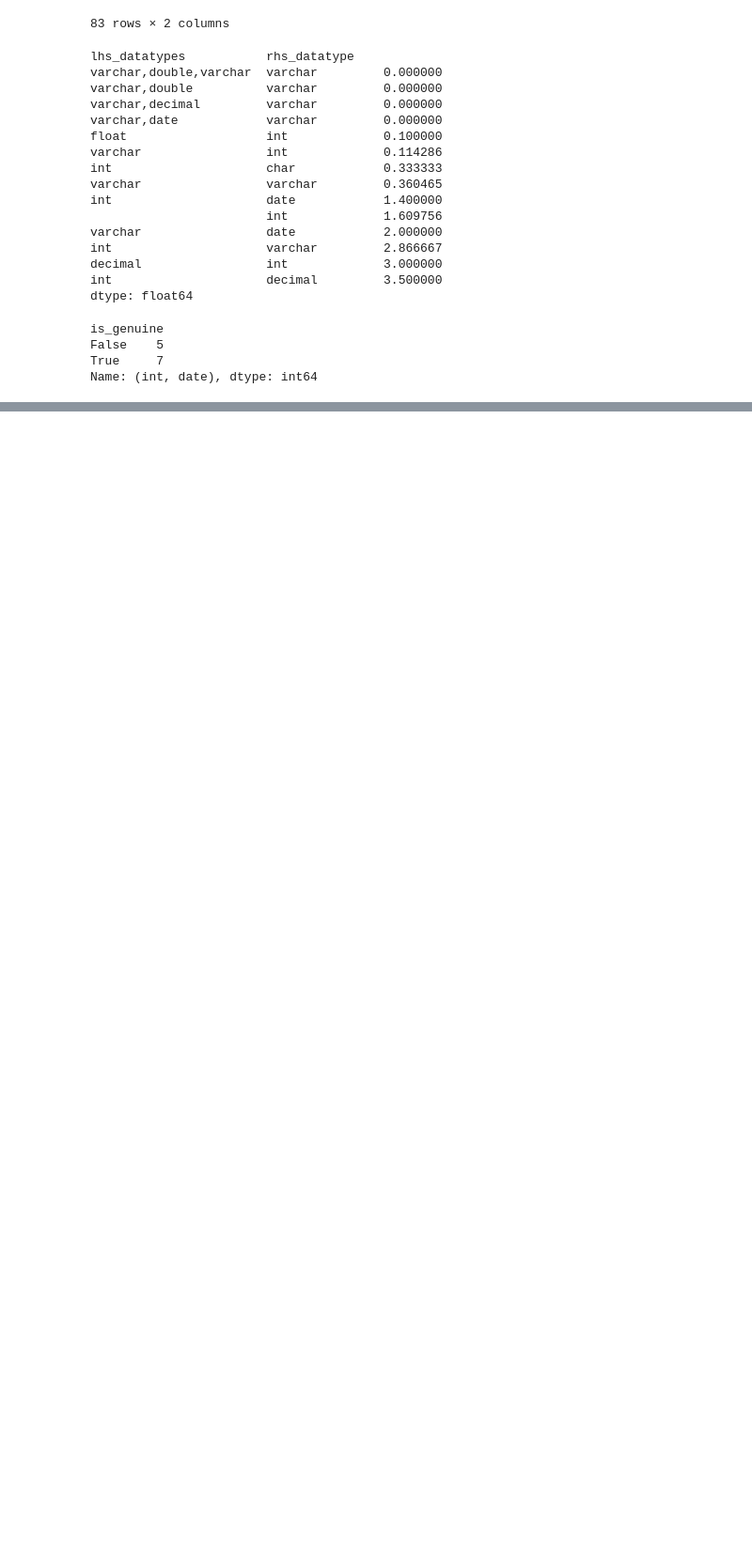
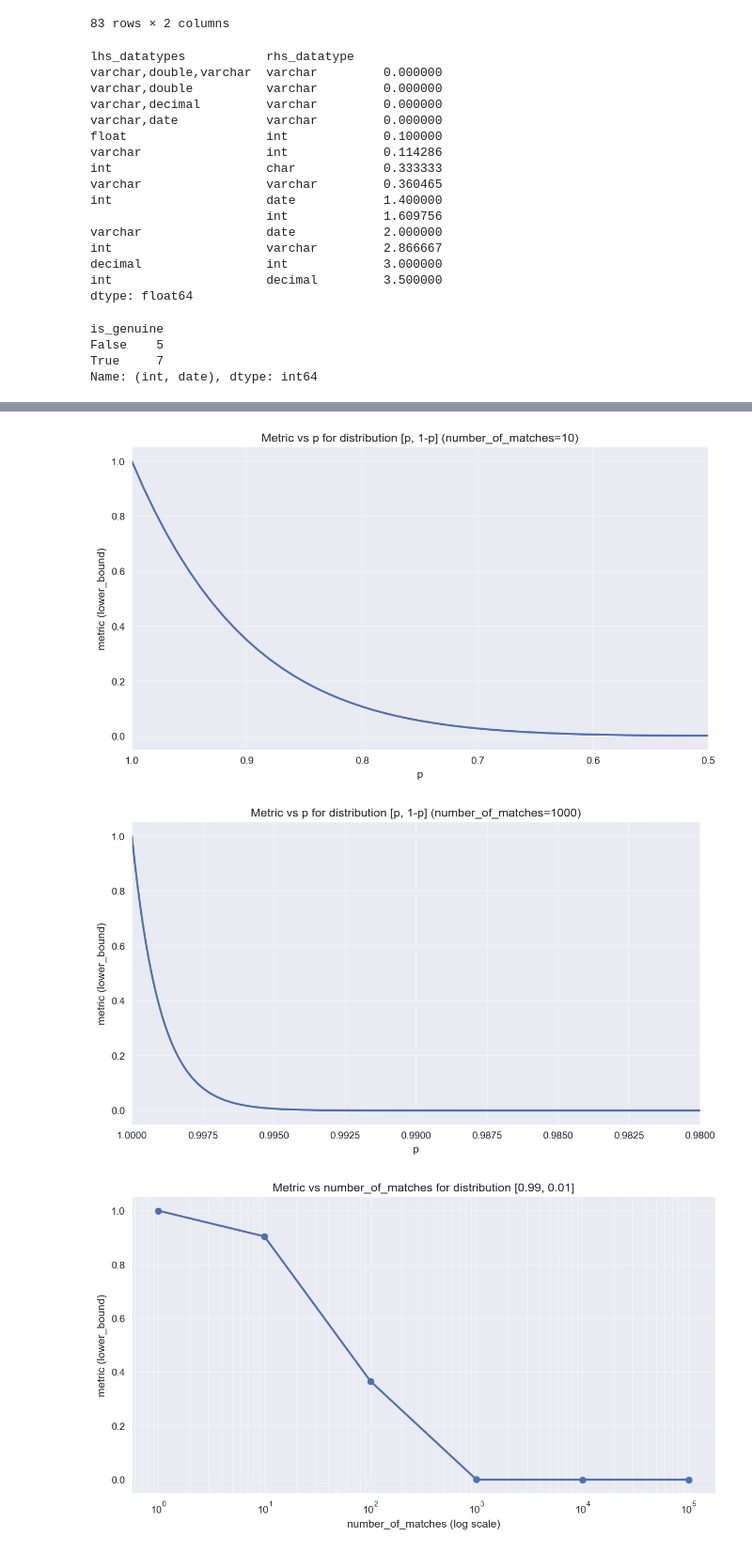
Before and after one commit to Jynns/dataprofiling_gen_fd, a Jupyter notebook: notebooks/vis.ipynb, the cells around one changed output, grey strips where cells are left out. Shown at 94% size. Cells and saved outputs as stored; diff of their text form; code cells hidden in the pictures; blank space fills up the shorter version.

```diff
--- a/notebooks/vis.ipynb
+++ b/notebooks/vis.ipynb
@@ -691,0 +706,4 @@ Name: (int, date), dtype: int64
+# %%
+from scipy.special import logsumexp
+def lower_bound(max_matches, p_rhs):
+    return np.exp(logsumexp( max_matches * np.log(p_rhs)))
@@ -691,0 +748,61 @@ Name: (int, date), dtype: int64
+# %%
+import numpy as np
+import matplotlib.pyplot as plt
+from scipy.special import logsumexp
+
+def lower_bound(max_matches, p_rhs):
+    p_rhs = np.asarray(p_rhs, dtype=float)
+    return float(np.exp(logsumexp(max_matches * np.log(p_rhs))))
+
+# ---- Plot 1: fixed matches, varying p ----
+n_matches = 10
+ps = np.round(np.arange(1.00, 0.49, -0.001), 2)  # 1.00 down to 0.50 inclusive
+vals1 = np.array([lower_bound(n_matches, [p, 1 - p]) for p in ps])
+
+plt.style.use("seaborn-v0_8")
+fig1, ax1 = plt.subplots(figsize=(9, 5.2), dpi=140)
+ax1.plot(ps, vals1, linewidth=2)
+ax1.set_title("Metric vs p for distribution [p, 1-p] (number_of_matches=10)")
+ax1.set_xlabel("p")
+ax1.set_ylabel("metric (lower_bound)")
+ax1.set_xlim(1.0, 0.5)
+ax1.grid(True, which="both", alpha=0.35)
+plt.tight_layout()
+plt.show()
+
+# ---- Plot 1: fixed matches, varying p ----
+
+n_matches = 1000
+ps = np.round(np.arange(1.00, 0.98, -0.0001), 5)  # 1.00 down to 0.50 inclusive
+vals1 = np.array([lower_bound(n_matches, [p, 1 - p]) for p in ps])
+
+plt.style.use("seaborn-v0_8")
+fig1, ax1 = plt.subplots(figsize=(9, 5.2), dpi=140)
+ax1.plot(ps, vals1, linewidth=2)
+ax1.set_title("Metric vs p for distribution [p, 1-p] (number_of_matches=1000)")
+ax1.set_xlabel("p")
+ax1.set_ylabel("metric (lower_bound)")
+ax1.set_xlim(1.0, 0.98)
+ax1.grid(True, which="both", alpha=0.35)
+plt.tight_layout()
+plt.show()
+
+# ---- Plot 2: fixed p, varying matches ----
+p_fixed = [0.99, 0.01]
+ks = np.arange(0, 6)
+matches = (10 ** ks).astype(int)
+vals2 = np.array([lower_bound(m, p_fixed) for m in matches])
+
+fig2, ax2 = plt.subplots(figsize=(9, 5.2), dpi=140)
+ax2.plot(matches, vals2, marker="o", linewidth=2)
+ax2.set_xscale("log")
+ax2.set_title("Metric vs number_of_matches for distribution [0.99, 0.01]")
+ax2.set_xlabel("number_of_matches (log scale)")
+ax2.set_ylabel("metric (lower_bound)")
+ax2.grid(True, which="both", alpha=0.35)
+plt.tight_layout()
+plt.show()
+# %% [output]
+[figure, added]
+[figure, added]
+[figure, added]
```
Also changed, not shown: parts of 13 cells of this notebook, 3 other files.
